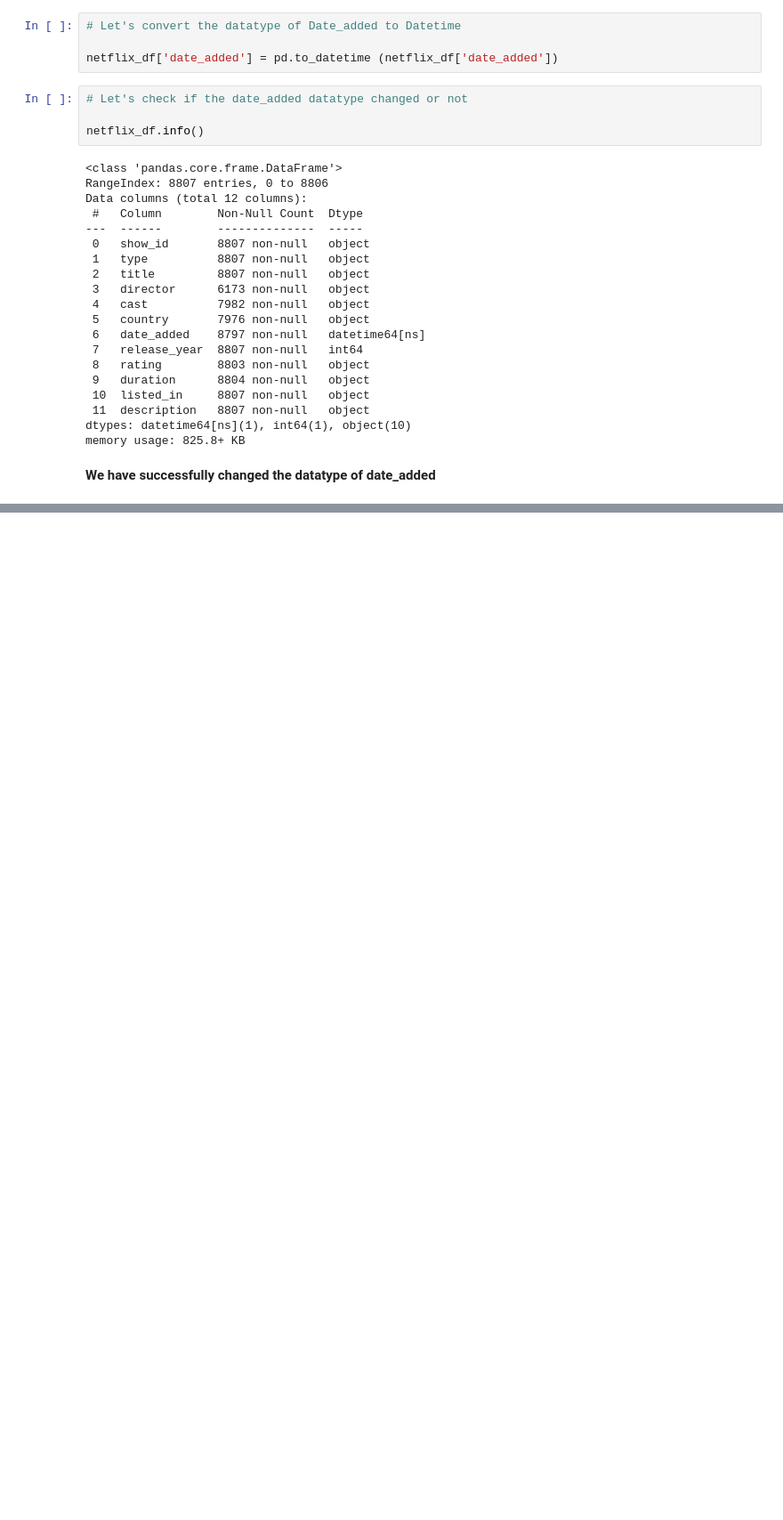
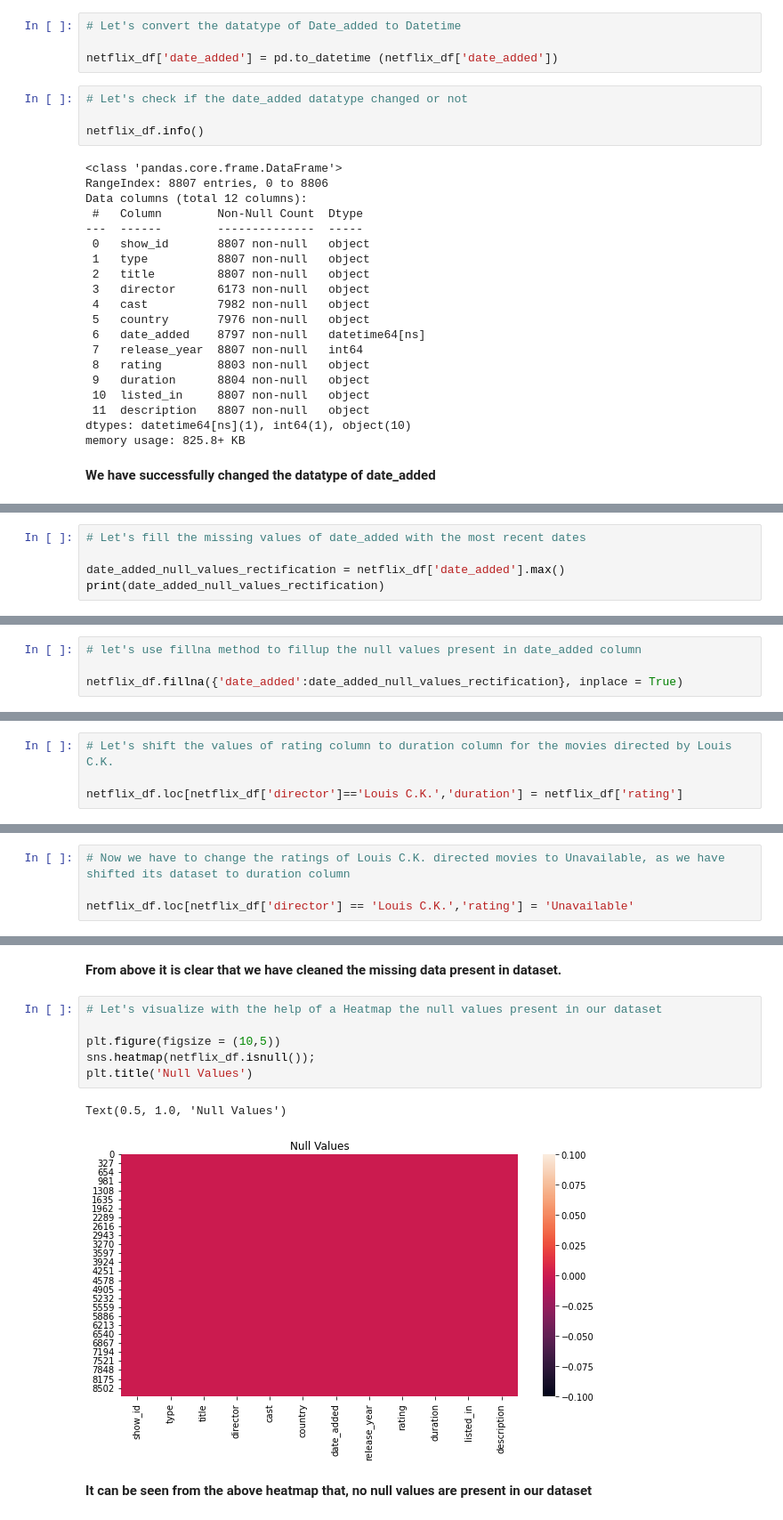
Before and after one commit to Kousikdutta1/Netflix-Shows-and-Movies-Dataset-Analysis, a Jupyter notebook: Netflix_Data_Analysis.ipynb, the cells around one changed output, grey strips where cells are left out. Shown at 89% size. Cells and saved outputs as stored; diff of their text form; blank space fills up the shorter version.

```diff
--- a/Netflix_Data_Analysis.ipynb
+++ b/Netflix_Data_Analysis.ipynb
@@ -221,0 +271,5 @@ netflix_df.head()
+# %%
+# Let's fill the missing values of date_added with the most recent dates
+
+date_added_null_values_rectification = netflix_df['date_added'].max()
+print(date_added_null_values_rectification)
@@ -221,0 +278,4 @@ netflix_df.head()
+# %%
+# let's use fillna method to fillup the null values present in date_added column
+
+netflix_df.fillna({'date_added':date_added_null_values_rectification}, inplace = True)
@@ -221,0 +325,4 @@ netflix_df.head()
+# %%
+# Let's shift the values of rating column to duration column for the movies directed by Louis C.K.
+
+netflix_df.loc[netflix_df['director']=='Louis C.K.','duration'] = netflix_df['rating']
@@ -221,0 +341,4 @@ netflix_df.head()
+# %%
+# Now we have to change the ratings of Louis C.K. directed movies to Unavailable, as we have shifted its dataset to duration column
+
+netflix_df.loc[netflix_df['director'] == 'Louis C.K.','rating'] = 'Unavailable'
@@ -221,0 +374,13 @@ netflix_df.head()
+# %% [markdown]
+**From above it is clear that we have cleaned the missing data present in dataset.**
+# %%
+# Let's visualize with the help of a Heatmap the null values present in our dataset
+
+plt.figure(figsize = (10,5))
+sns.heatmap(netflix_df.isnull());
+plt.title('Null Values')
+# %% [output]
+Text(0.5, 1.0, 'Null Values')
+[figure, added]
+# %% [markdown]
+**It can be seen from the above heatmap that, no null values are present in our dataset**
```
Also changed, not shown: parts of 23 cells of this notebook.
